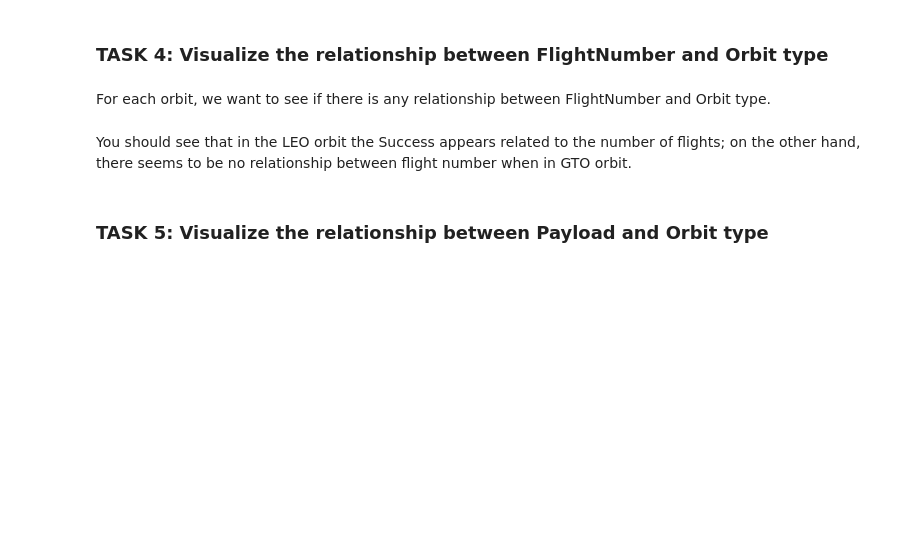
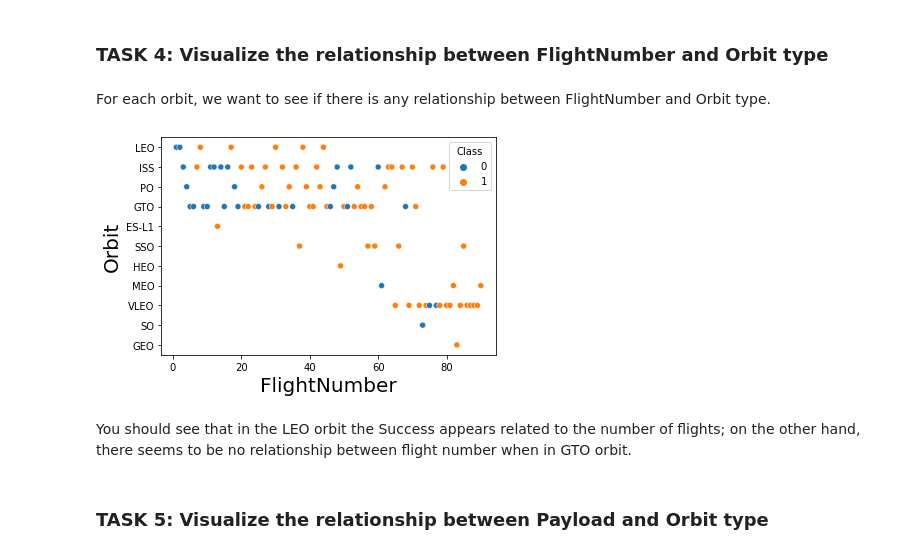
Before and after one commit to leonardogcardoso/spaceY, a Jupyter notebook: data_eda_visualization.ipynb, the cells around one changed output. Drawn from its saved outputs; the diff is of its cells as text; code cells hidden in the pictures; blank space fills up the shorter version.

```diff
--- a/data_eda_visualization.ipynb
+++ b/data_eda_visualization.ipynb
@@ -139,14 +139,16 @@ Analyze the ploted bar chart try to find which orbits have high sucess rate.
 For each orbit, we want to see if there is any relationship between FlightNumber and Orbit type.
 # %%
 # Plot a scatter point chart with x axis to be FlightNumber and y axis to be the Orbit, and hue to be the class value
-x = 'PayloadMass'
-y = 'LaunchSite'
+x = 'FlightNumber'
+y = 'Orbit'
 h = "Class"
 
 sns.scatterplot(y = y, x = x, hue = "Class", data = df)
-plt.xlabel("Flight Number",fontsize=20)
-plt.ylabel("Launch Site",fontsize=20)
+plt.xlabel(x,fontsize=20)
+plt.ylabel(y,fontsize=20)
 plt.show()
+# %% [output]
+[figure, added]
 # %% [markdown]
 You should see that in the LEO orbit the Success appears related to the number of flights; on the other hand, there seems to be no relationship between flight number when in GTO orbit.
 # %% [markdown]
```
Also changed, not shown: parts of 4 cells of this notebook.
